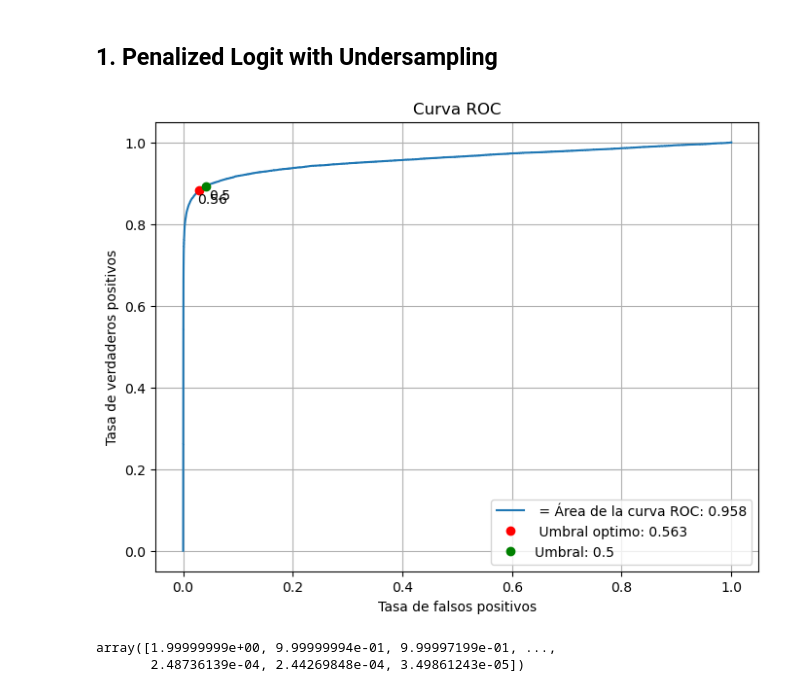
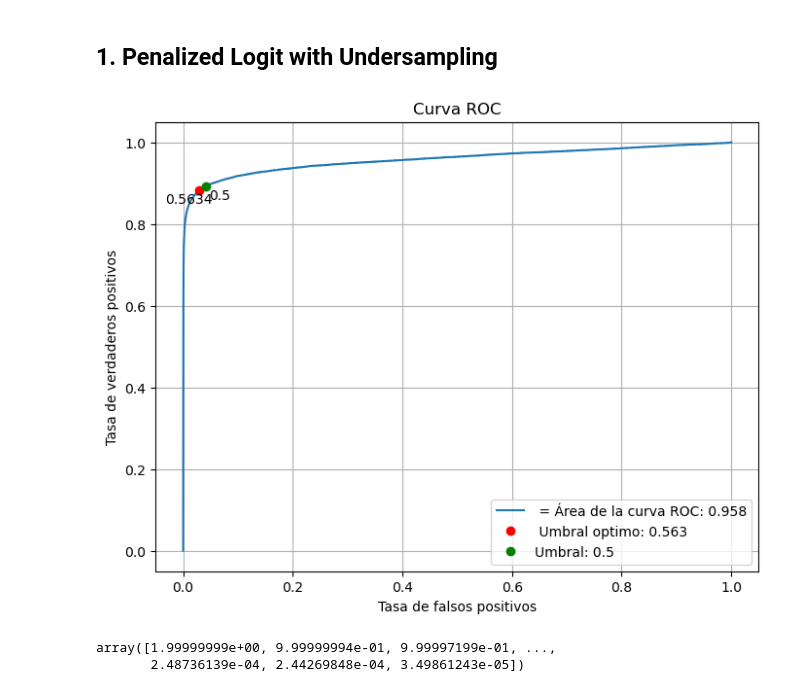
Before and after one commit to stephyriega/vulnerabilidad_empleo_urbano_mujeres, a Jupyter notebook: src/02_estimating_models/tesis_final_1_150224-replicating.ipynb, the cells around one changed output. Saved outputs shown, nothing was run; the diff lists cells and outputs as text; code cells hidden in the pictures.

```diff
--- a/src/02_estimating_models/tesis_final_1_150224-replicating.ipynb
+++ b/src/02_estimating_models/tesis_final_1_150224-replicating.ipynb
@@ -880,35 +880,35 @@ fpr, tpr, thresholds = roc_curve(y_true, scores)
 J = tpr - fpr
 
 # Find the index of the maximum J statistic for the optimal threshold
 optimal_idx = J.argmax()
 optimal_threshold = thresholds[optimal_idx]
 
 # Find the index of the threshold closest to 0.5
 closest_half_idx = np.abs(thresholds - 0.5).argmin()
 
 # Calculate AUC-ROC
 auc = roc_auc_score(y_true, scores)
 
 # Plot the ROC curve
 plt.figure(figsize=(8, 6))
 plt.plot(fpr, tpr, label=f' = Área de la curva ROC: {auc:.3f}')
 plt.plot(fpr[optimal_idx], tpr[optimal_idx], 'ro', label=f' Umbral optimo: {optimal_threshold:.3f}')
 plt.plot(fpr[closest_half_idx], tpr[closest_half_idx], 'go', label='Umbral: 0.5')
 
 # Adding annotations, labels, and legend
 plt.xlabel('Tasa de falsos positivos')
 plt.ylabel('Tasa de verdaderos positivos')
 plt.title('Curva ROC')
 plt.legend(loc="lower right")
 
 # Highlight the points with annotations
-plt.annotate(f'{optimal_threshold:.3f}', (fpr[optimal_idx], tpr[optimal_idx]), textcoords="offset points", xytext=(10,-10), ha='center')
+plt.annotate(f'{optimal_threshold:.4f}', (fpr[optimal_idx], tpr[optimal_idx]), textcoords="offset points", xytext=(10,-10), ha='right')
 plt.annotate('0.5', (fpr[closest_half_idx], tpr[closest_half_idx]), textcoords="offset points", xytext=(10,-10), ha='center')
 
 plt.grid(True)
 plt.show()
 # %% [output]
-[figure, old version]
+[figure, new version]
 # %%
 thresholds
 # %% [output]
```
Also changed, not shown: parts of 15 cells of this notebook.
